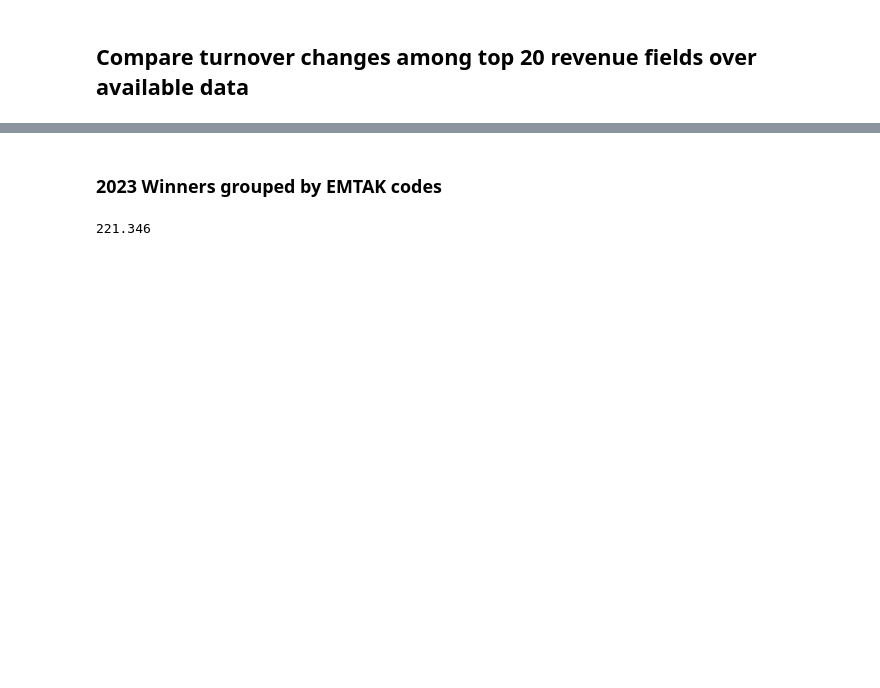
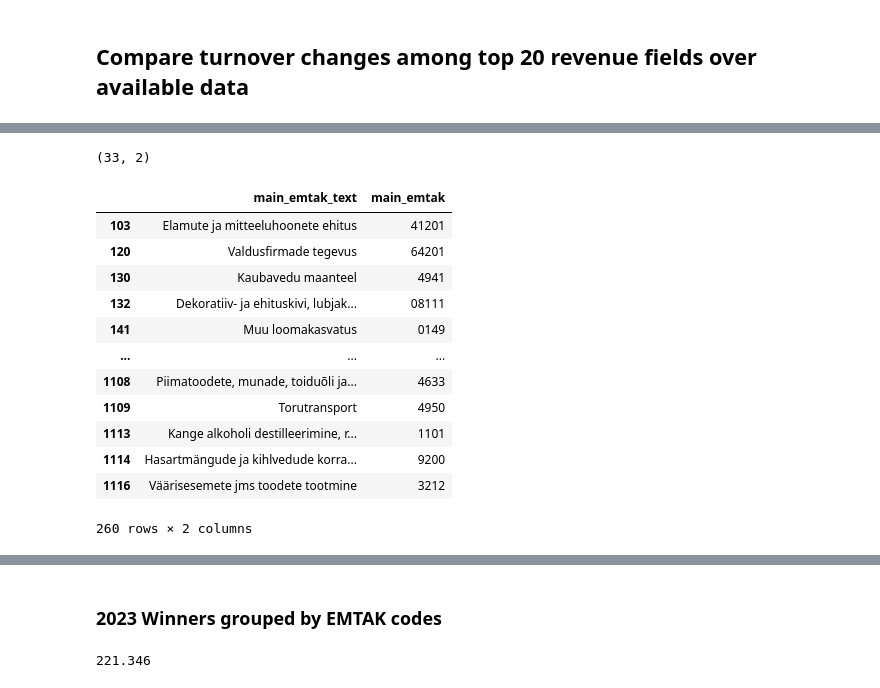
Before and after one commit to olympus999/e-ariregistri_avaandmed, a Jupyter notebook: Spark.ipynb, the cells around one changed output, grey strips where cells are left out. Drawn from its saved outputs; the diff is of its cells as text; code cells hidden in the pictures; blank space fills up the shorter version.

```diff
--- a/Spark.ipynb
+++ b/Spark.ipynb
@@ -909,0 +998,4 @@ df_res.sort_values(sum_turnover)
+# %%
+df_res.shape
+# %% [output]
+(33, 2)
@@ -909,0 +1050,16 @@ df_res.sort_values(sum_turnover)
+# %%
+t5[t5['main_emtak_text'].duplicated()]
+# %% [output]
+|  | main_emtak_text | main_emtak |
+| 103 | Elamute ja mitteeluhoonete ehitus | 41201 |
+| 120 | Valdusfirmade tegevus | 64201 |
+| 130 | Kaubavedu maanteel | 4941 |
+| 132 | Dekoratiiv- ja ehituskivi, lubjak... | 08111 |
+| 141 | Muu loomakasvatus | 0149 |
+| ... | ... | ... |
+| 1108 | Piimatoodete, munade, toiduõli ja... | 4633 |
+| 1109 | Torutransport | 4950 |
+| 1113 | Kange alkoholi destilleerimine, r... | 1101 |
+| 1114 | Hasartmängude ja kihlvedude korra... | 9200 |
+| 1116 | Väärisesemete jms toodete tootmine | 3212 |
+260 rows × 2 columns
```
Also changed, not shown: parts of 28 cells of this notebook.
